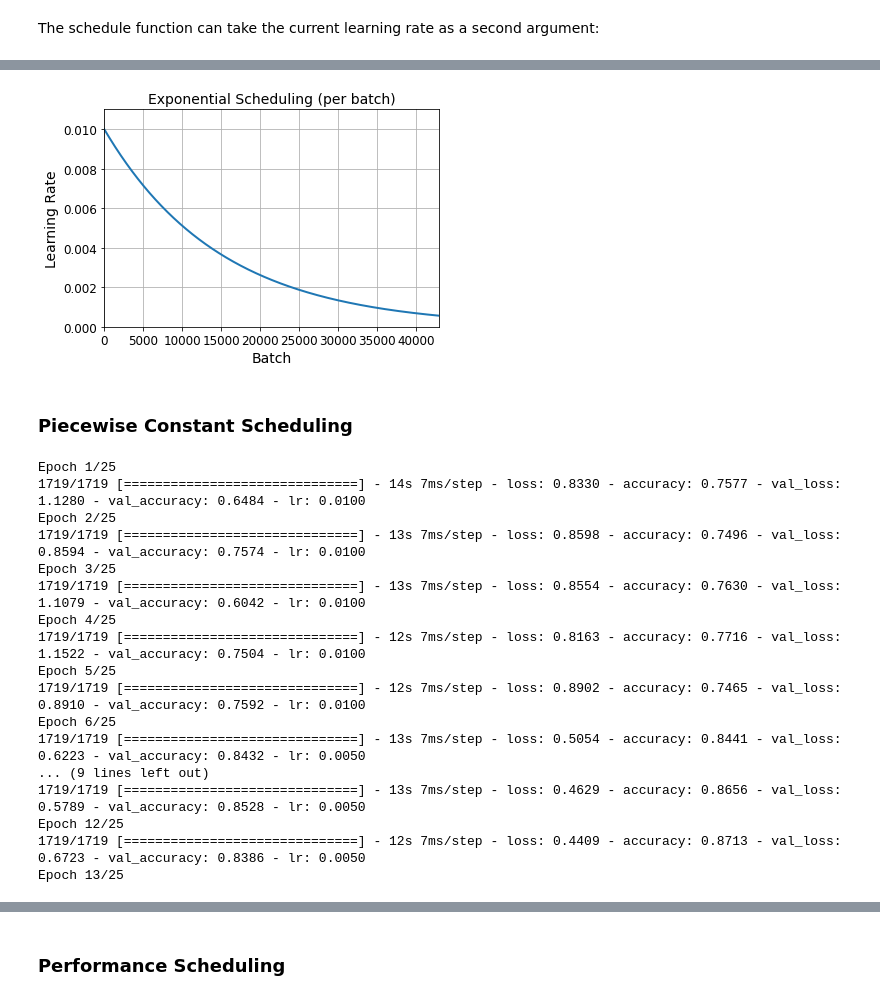
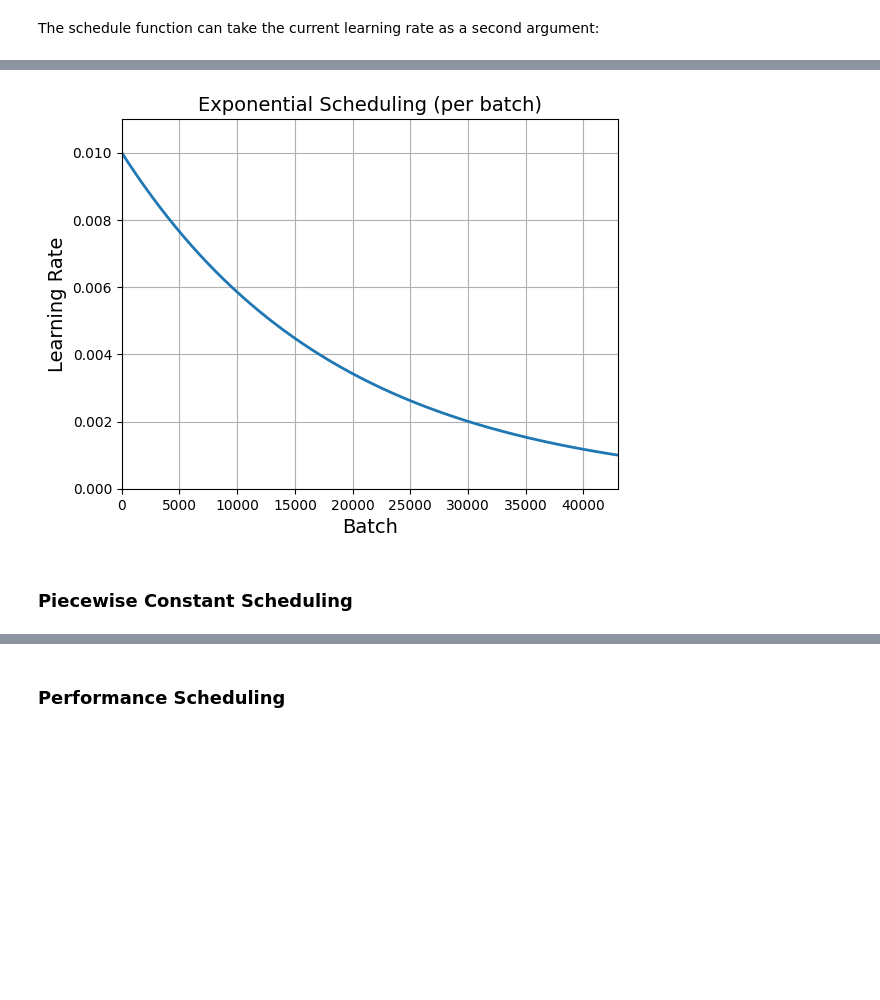
Before and after one commit to serivan/DeepLearning, a Jupyter notebook: Keras/11_training_deep_neural_networks_optimization.ipynb, the cells around one changed output, grey strips where cells are left out. Drawn from its saved outputs; the diff is of its cells as text; code cells hidden in the pictures; blank space fills up the shorter version.

```diff
--- a/Keras/11_training_deep_neural_networks_optimization.ipynb
+++ b/Keras/11_training_deep_neural_networks_optimization.ipynb
@@ -179,8 +151 @@ model = keras.models.Sequential([
 ])
-# %%
-model.compile(loss="sparse_categorical_crossentropy",
-              optimizer=keras.optimizers.SGD(lr=1e-3),
-              metrics=["accuracy"])
-# %%
-history = model.fit(X_train, y_train, epochs=10,
-                    validation_data=(X_valid, y_valid))
@@ -217,0 +152,5 @@ Test accuracy: 0.09860000014305115
+# %%
+# extra code – just show that the model works! 😊
+model.compile(loss="sparse_categorical_crossentropy", optimizer="sgd",
+              metrics="accuracy")
+model.fit(X_train, y_train, epochs=2, validation_data=(X_valid, y_valid))
@@ -490,0 +799,8 @@ lrs = lr0 * 0.1**(steps / s)
+# %%
+n_epochs = 25
+batch_size = 32
+n_steps = n_epochs * math.ceil(len(X_train) / batch_size)
+exp_decay = ExponentialDecay(n_steps)
+history = model.fit(X_train, y_train, epochs=n_epochs,
+                    validation_data=(X_valid, y_valid),
+                    callbacks=[exp_decay])
@@ -491,13 +825,18 @@ lrs = lr0 * 0.1**(steps / s)
 # %%
+n_steps = n_epochs * math.ceil(len(X_train) / batch_size)
+steps = np.arange(n_steps)
+decay_rate = 0.1
+lrs = lr0 * decay_rate ** (steps / n_steps)
+
 plt.plot(steps, lrs, "-", linewidth=2)
 plt.axis([0, n_steps - 1, 0, lr0 * 1.1])
 plt.xlabel("Batch")
 plt.ylabel("Learning Rate")
 plt.title("Exponential Scheduling (per batch)", fontsize=14)
 plt.grid(True)
 plt.show()
 # %% [output]
-[figure, old version]
+[figure, new version]
 # %% [markdown]
 ### Piecewise Constant Scheduling
 # %%
@@ -517,35 +859,3 @@ def piecewise_constant(boundaries, values):
     return piecewise_constant_fn
 
 piecewise_constant_fn = piecewise_constant([5, 15], [0.01, 0.005, 0.001])
-# %%
-lr_scheduler = keras.callbacks.LearningRateScheduler(piecewise_constant_fn)
-
-model = keras.models.Sequential([
-    keras.layers.Flatten(input_shape=[28, 28]),
-    keras.layers.Dense(300, activation="selu", kernel_initializer="lecun_normal"),
-    keras.layers.Dense(100, activation="selu", kernel_initializer="lecun_normal"),
-    keras.layers.Dense(10, activation="softmax")
-])
-model.compile(loss="sparse_categorical_crossentropy", optimizer="nadam", metrics=["accuracy"])
-n_epochs = 25
-history = model.fit(X_train_scaled, y_train, epochs=n_epochs,
-                    validation_data=(X_valid_scaled, y_valid),
-                    callbacks=[lr_scheduler])
-# %% [output]
-Epoch 1/25
-1719/1719 [==============================] - 14s 7ms/step - loss: 0.8330 - accuracy: 0.7577 - val_loss: 1.1280 - val_accuracy: 0.6484 - lr: 0.0100
-Epoch 2/25
-1719/1719 [==============================] - 13s 7ms/step - loss: 0.8598 - accuracy: 0.7496 - val_loss: 0.8594 - val_accuracy: 0.7574 - lr: 0.0100
-Epoch 3/25
-1719/1719 [==============================] - 13s 7ms/step - loss: 0.8554 - accuracy: 0.7630 - val_loss: 1.1079 - val_accuracy: 0.6042 - lr: 0.0100
-Epoch 4/25
-1719/1719 [==============================] - 12s 7ms/step - loss: 0.8163 - accuracy: 0.7716 - val_loss: 1.1522 - val_accuracy: 0.7504 - lr: 0.0100
-Epoch 5/25
-1719/1719 [==============================] - 12s 7ms/step - loss: 0.8902 - accuracy: 0.7465 - val_loss: 0.8910 - val_accuracy: 0.7592 - lr: 0.0100
-Epoch 6/25
-1719/1719 [==============================] - 13s 7ms/step - loss: 0.5054 - accuracy: 0.8441 - val_loss: 0.6223 - val_accuracy: 0.8432 - lr: 0.0050
-... (9 lines left out)
-1719/1719 [==============================] - 13s 7ms/step - loss: 0.4629 - accuracy: 0.8656 - val_loss: 0.5789 - val_accuracy: 0.8528 - lr: 0.0050
-Epoch 12/25
-1719/1719 [==============================] - 12s 7ms/step - loss: 0.4409 - accuracy: 0.8713 - val_loss: 0.6723 - val_accuracy: 0.8386 - lr: 0.0050
-Epoch 13/25
```
Also changed, not shown: parts of 168 cells of this notebook.
